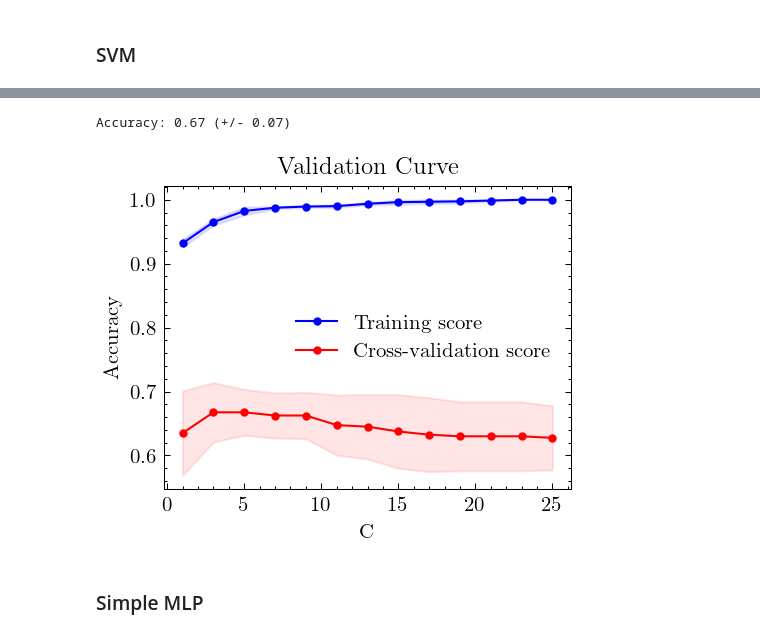
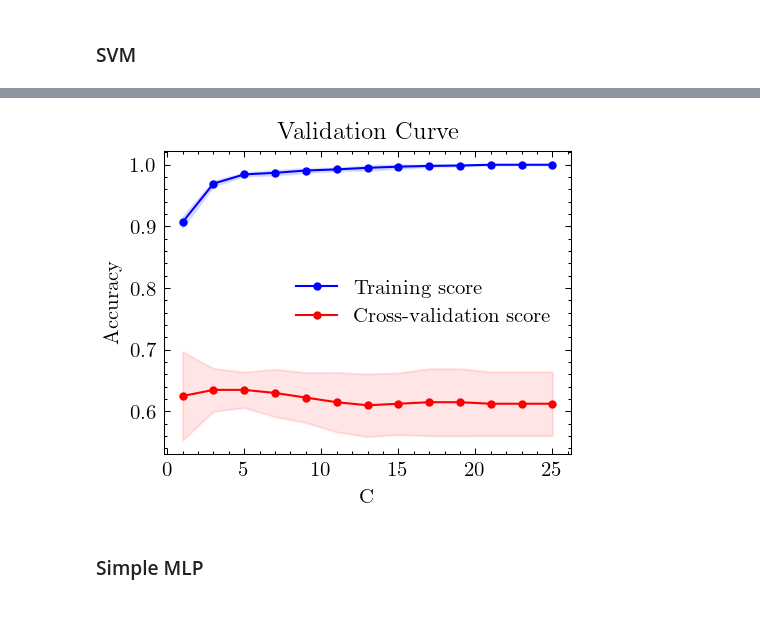
Before and after one commit to FilippoUslenghi/audio-pattern, a Jupyter notebook: project.ipynb, the cells around one changed output, grey strips where cells are left out. Cells and saved outputs as stored; diff of their text form; code cells hidden in the pictures.

```diff
--- a/project.ipynb
+++ b/project.ipynb
@@ -516,18 +557,12 @@ weighted avg       0.70      0.67      0.67       120
 # Train an SVM with rbf kernel
 from sklearn.svm import SVC
 
-X = features
-y = df["class"]
-clf = SVC(kernel="rbf", C=5)
-scores = cross_val_score(clf, X, y, cv=5)
-print(f"Accuracy: {scores.mean():.2f} (+/- {scores.std() * 2:.2f})")
-
 param_range = [1, 3, 5, 7, 9, 11, 13, 15, 17, 19, 21, 23, 25]
 train_scores, test_scores = validation_curve(
-    OneVsRestClassifier(SVC(kernel="rbf")),
+    SVC(kernel="rbf"),
     X,
     y,
-    param_name="estimator__C",
+    param_name="C",
     param_range=param_range,
     cv=5,
     scoring="accuracy",
@@ -552,35 +587,34 @@ plt.plot(
     markersize=3,
 )
 plt.fill_between(
     param_range,
     train_mean - train_std,
     train_mean + train_std,
     alpha=0.1,
     color="blue",
 )
 plt.plot(
     param_range,
     test_mean,
     label="Cross-validation score",
     color="red",
     marker="o",
     markersize=3,
 )
 plt.fill_between(
     param_range,
     test_mean - test_std,
     test_mean + test_std,
     alpha=0.1,
     color="red",
 )
 plt.title("Validation Curve")
 plt.xlabel("C")
 plt.ylabel("Accuracy")
 plt.legend(loc="best")
 plt.show()
 # %% [output]
-Accuracy: 0.67 (+/- 0.07)
-[figure, old version]
+[figure, new version]
 # %% [markdown]
 ### Simple MLP
 # %%
```
Also changed, not shown: parts of 2 cells of this notebook.
